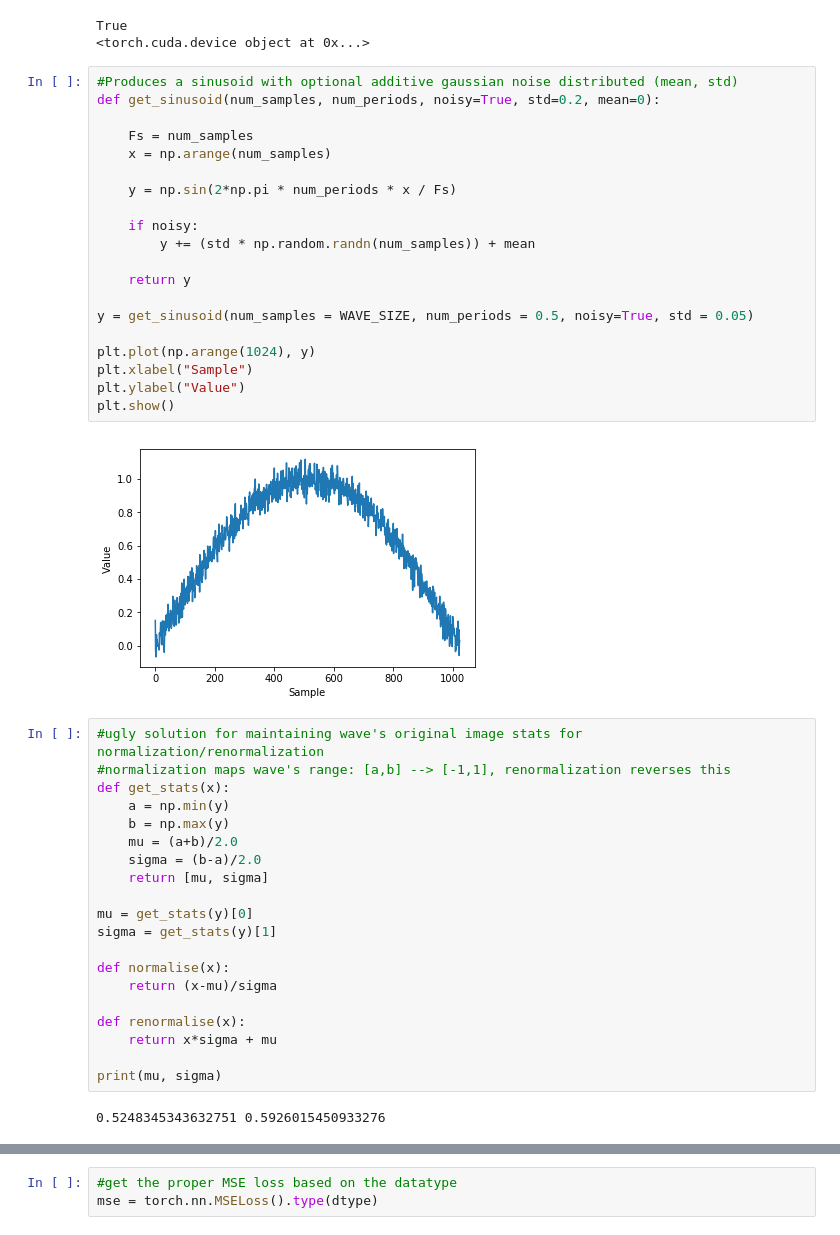
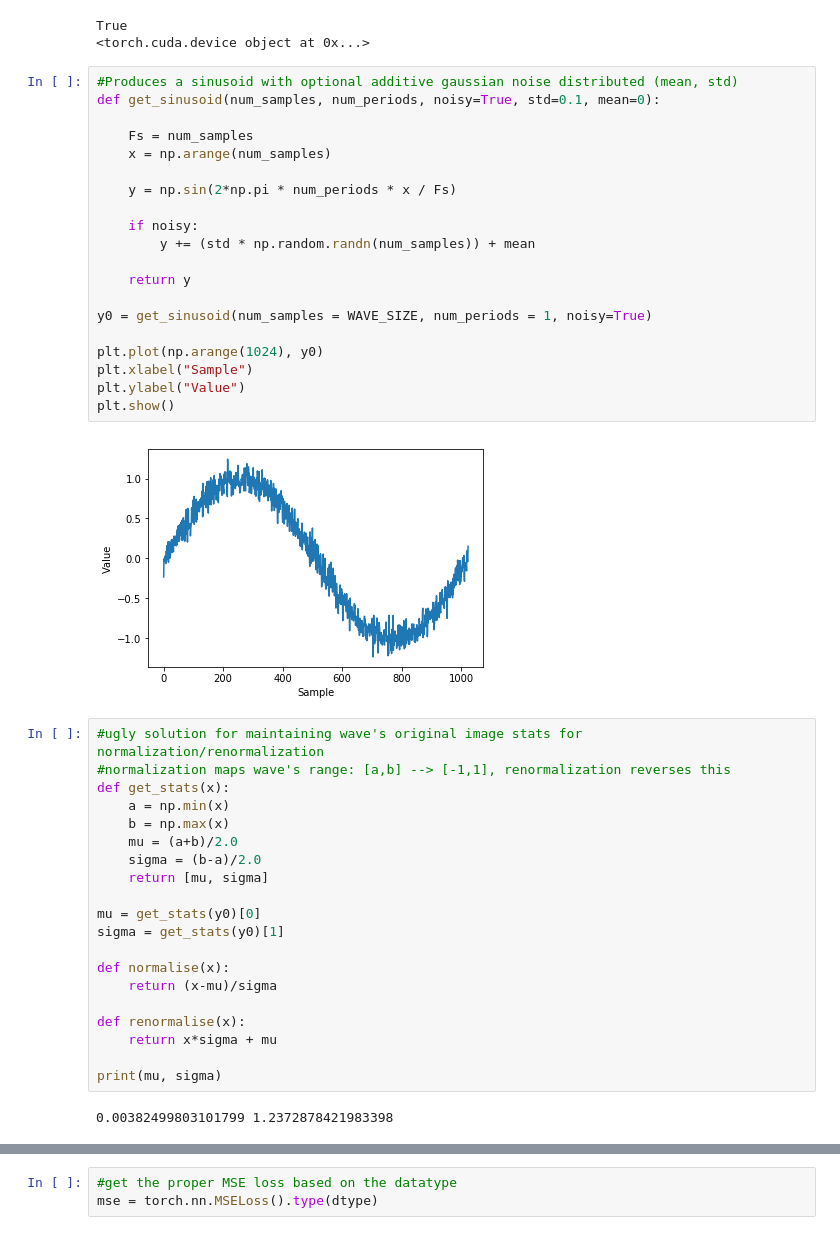
Before and after one commit to Sriram-Ravula/Sine_DIP, a Jupyter notebook: SineWave-DIP.ipynb, the cells around one changed output, grey strips where cells are left out. Drawn from its saved outputs; the diff is of its cells as text.

```diff
--- a/SineWave-DIP.ipynb
+++ b/SineWave-DIP.ipynb
@@ -64,38 +64,38 @@ True
 <torch.cuda.device object at 0x...>
 # %%
 #Produces a sinusoid with optional additive gaussian noise distributed (mean, std)
-def get_sinusoid(num_samples, num_periods, noisy=True, std=0.2, mean=0):
+def get_sinusoid(num_samples, num_periods, noisy=True, std=0.1, mean=0):
 
     Fs = num_samples
     x = np.arange(num_samples)
 
     y = np.sin(2*np.pi * num_periods * x / Fs)
 
     if noisy:
         y += (std * np.random.randn(num_samples)) + mean
 
     return y
 
-y = get_sinusoid(num_samples = WAVE_SIZE, num_periods = 0.5, noisy=True, std = 0.05)
+y0 = get_sinusoid(num_samples = WAVE_SIZE, num_periods = 1, noisy=True)
 
-plt.plot(np.arange(1024), y)
+plt.plot(np.arange(1024), y0)
 plt.xlabel("Sample")
 plt.ylabel("Value")
 plt.show()
 # %% [output]
-[figure, old version]
+[figure, new version]
 # %%
 #ugly solution for maintaining wave's original image stats for normalization/renormalization
 #normalization maps wave's range: [a,b] --> [-1,1], renormalization reverses this
 def get_stats(x):
-    a = np.min(y)
-    b = np.max(y)
+    a = np.min(x)
+    b = np.max(x)
     mu = (a+b)/2.0
     sigma = (b-a)/2.0
     return [mu, sigma]
 
-mu = get_stats(y)[0]
-sigma = get_stats(y)[1]
+mu = get_stats(y0)[0]
+sigma = get_stats(y0)[1]
 
 def normalise(x):
     return (x-mu)/sigma
@@ -105,7 +105,7 @@ def renormalise(x):
 
 print(mu, sigma)
 # %% [output]
-0.5248345343632751 0.5926015450933276
+0.00382499803101799 1.2372878421983398
 # %%
 #convert array to tensor and normalise to [-1,1] for net's activation functions
 
```
Also changed, not shown: parts of 4 cells of this notebook.
